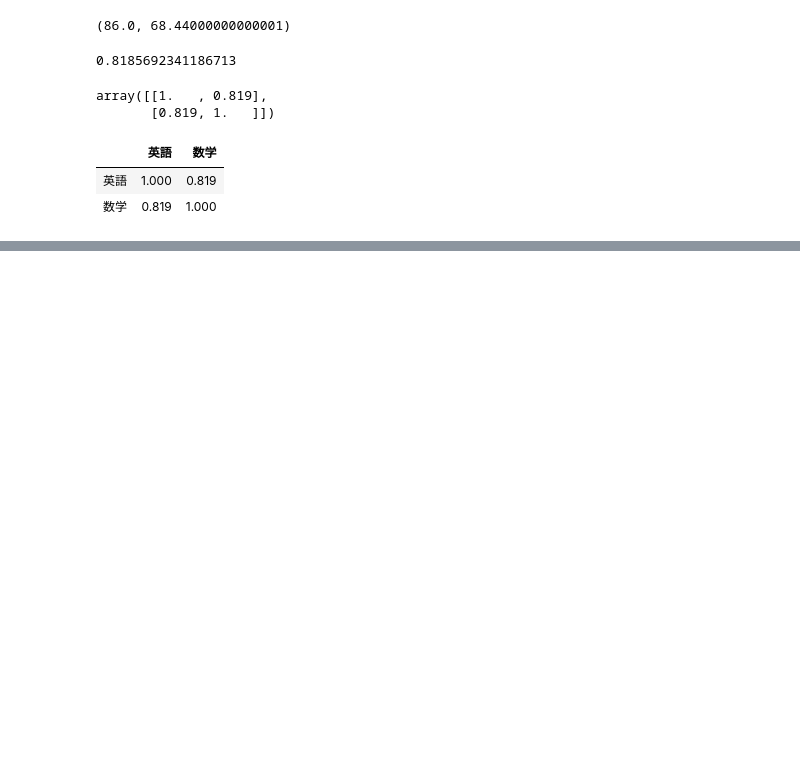
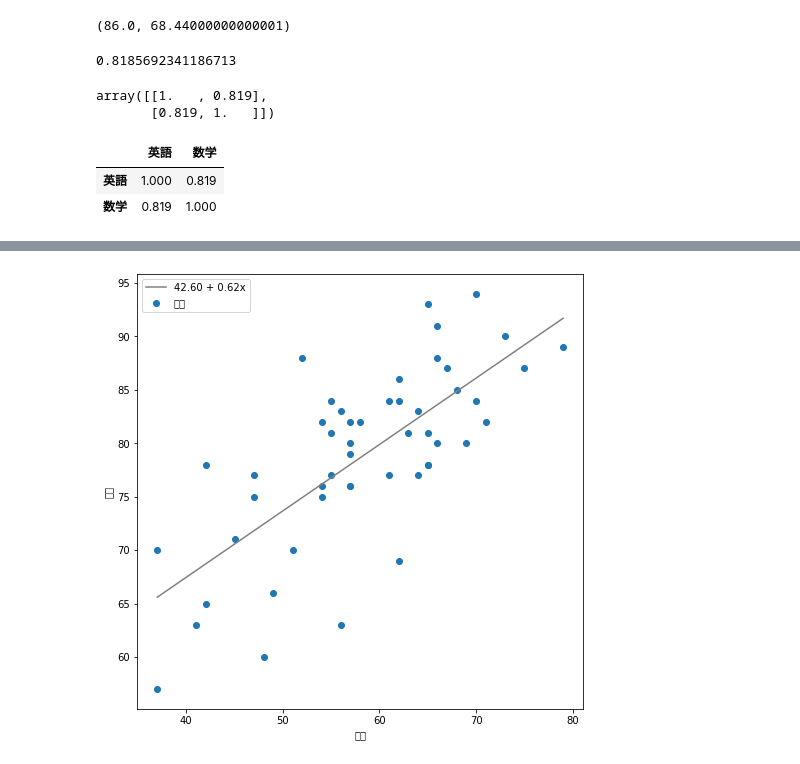
Before and after one commit to katuhito/python_statistics, a Jupyter notebook: Organize 2D data.ipynb, the cells around one changed output, grey strips where cells are left out. Cells and saved outputs as stored; diff of their text form; code cells hidden in the pictures; blank space fills up the shorter version.

```diff
--- a/Organize 2D data.ipynb
+++ b/Organize 2D data.ipynb
@@ -128,0 +153,28 @@ scores_df.corr()
+# %%
+#回帰直線
+#NumPyを使って回帰直線を求める
+#np.polyfit関数とnp.poly1d関数を使う。
+#英語の点数をx、数学の点数をyとしたときの回帰直線はy=β0+β1xで表される
+
+#回帰直線を散布図と一緒に描画する
+#係数β0とβ1を求める
+poly_fit = np.polyfit(english_scores, math_scores, 1)
+#β0+β1xを返す関数を作る
+poly_1d = np.poly1d(poly_fit)
+#直線を描画するためのx座標を作る
+xs = np.linspace(english_scores.min(), english_scores.max())
+#xsに対応するy座標を求める
+ys = poly_1d(xs)
+
+fig = plt.figure(figsize=(8, 8))
+ax = fig.add_subplot(111)
+ax.set_xlabel('英語')
+ax.set_ylabel('数学')
+ax.scatter(english_scores, math_scores, label='点数')
+ax.plot(xs, ys, color='gray', label=f'{poly_fit[1]:.2f} + {poly_fit[0]:.2f}x')
+#凡例の表示
+ax.legend(loc='upper left')
+
+plt.show()
+# %% [output]
+[figure, added]
```
Also changed, not shown: parts of 6 cells of this notebook, 1 other file.
